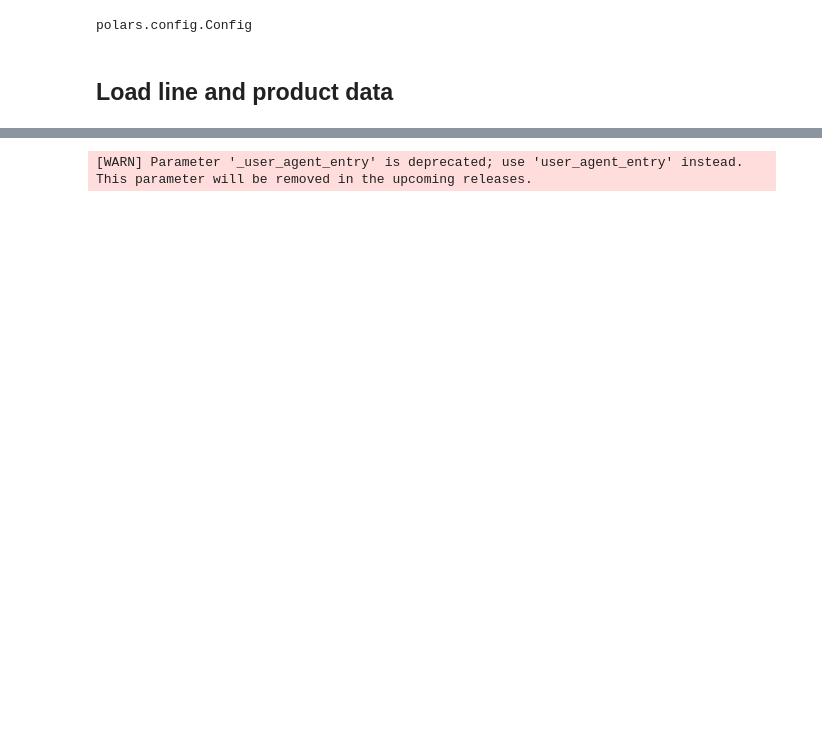
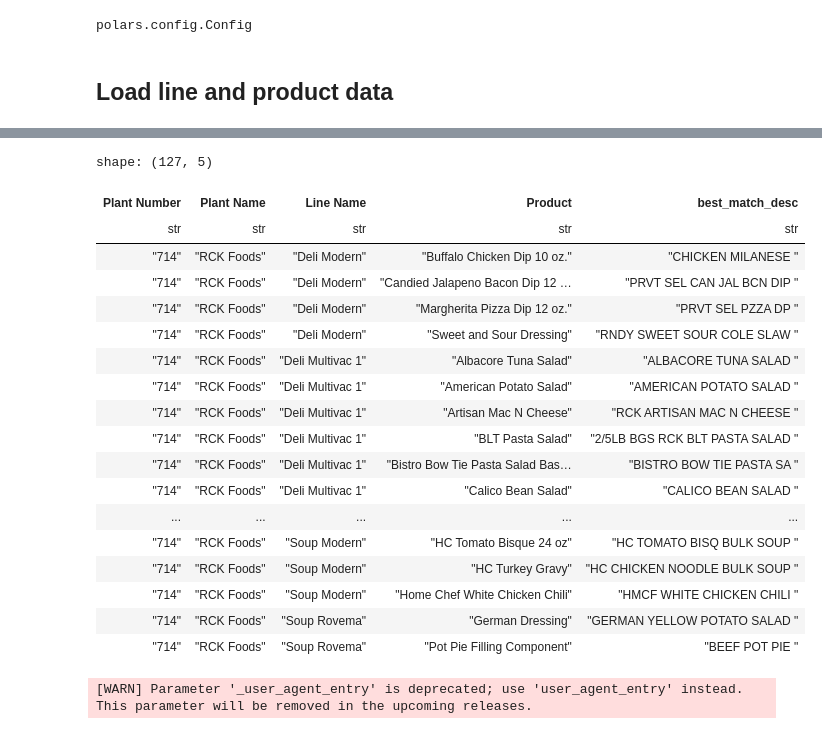
Before and after one commit to 8451LLC/labs-mfg-capabilities, a Jupyter notebook: nbs/prepare_data/join_with_formulations.ipynb, the cells around one changed output, grey strips where cells are left out. Saved outputs shown, nothing was run; the diff lists cells and outputs as text; code cells hidden in the pictures; blank space fills up the shorter version.

Commit message:
implement simple fuzzy match

```diff
--- a/nbs/prepare_data/join_with_formulations.ipynb
+++ b/nbs/prepare_data/join_with_formulations.ipynb
@@ -55,7 +43,8 @@ products_cleaned = (
     products_raw
     .filter(~pl.col("Product").str.contains("(?i)none"))
     .select("Plant Number", "Plant Name", "Line Name", "Product")
+    .unique()
     .sort("Plant Number", "Plant Name", "Line Name", "Product")
 )
 
-display(products_cleaned)
+# display(products_cleaned)
@@ -84 +117,56 @@ shape: (914, 4)
+# %%
+from thefuzz import process
+
+# Get the list of choices from rck_bsc_items
+choices = rck_bsc_items["line_market_desc"].to_list()
+
+# Function to get the best match
+def get_best_match(product_name):
+    """Finds the best match for a product name from a list of choices."""
+    # Using score_cutoff within extractOne is more efficient
+    best_match = process.extractOne(product_name, choices, score_cutoff=0)
+    if best_match:
+        return best_match[0]  # Return the matched string
+    else:
+        return None  # Return None if no match is found
+
+# Apply the function to create a new column with the best match
+rck_products_with_match = (
+    rck_products
+    .with_columns(
+        pl.col("Product").map_elements(get_best_match, return_dtype=pl.Utf8).alias("best_match_desc")
+    )
+)
+
+display(rck_products_with_match)
+
+# # Join with rck_bsc_items
+# rck_products_joined = rck_products_with_match.join(
+#     rck_bsc_items,
+#     left_on="best_match_desc",
+#     right_on="line_market_desc",
+#     how="left"
+# )
+
+# display(rck_products_joined)
+# %% [output]
+shape: (127, 5)
+| Plant Number | Plant Name | Line Name | Product | best_match_desc |
+| str | str | str | str | str |
+| "714" | "RCK Foods" | "Deli Modern" | "Buffalo Chicken Dip 10 oz." | "CHICKEN MILANESE " |
+| "714" | "RCK Foods" | "Deli Modern" | "Candied Jalapeno Bacon Dip 12 … | "PRVT SEL CAN JAL BCN DIP " |
+| "714" | "RCK Foods" | "Deli Modern" | "Margherita Pizza Dip 12 oz." | "PRVT SEL PZZA DP " |
+| "714" | "RCK Foods" | "Deli Modern" | "Sweet and Sour Dressing" | "RNDY SWEET SOUR COLE SLAW " |
+| "714" | "RCK Foods" | "Deli Multivac 1" | "Albacore Tuna Salad" | "ALBACORE TUNA SALAD " |
+| "714" | "RCK Foods" | "Deli Multivac 1" | "American Potato Salad" | "AMERICAN POTATO SALAD " |
+| "714" | "RCK Foods" | "Deli Multivac 1" | "Artisan Mac N Cheese" | "RCK ARTISAN MAC N CHEESE " |
+| "714" | "RCK Foods" | "Deli Multivac 1" | "BLT Pasta Salad" | "2/5LB BGS RCK BLT PASTA SALAD " |
+| "714" | "RCK Foods" | "Deli Multivac 1" | "Bistro Bow Tie Pasta Salad Bas… | "BISTRO BOW TIE PASTA SA " |
+| "714" | "RCK Foods" | "Deli Multivac 1" | "Calico Bean Salad" | "CALICO BEAN SALAD " |
+| ... | ... | ... | ... | ... |
+| "714" | "RCK Foods" | "Soup Modern" | "HC Tomato Bisque 24 oz" | "HC TOMATO BISQ BULK SOUP " |
+| "714" | "RCK Foods" | "Soup Modern" | "HC Turkey Gravy" | "HC CHICKEN NOODLE BULK SOUP " |
+| "714" | "RCK Foods" | "Soup Modern" | "Home Chef White Chicken Chili" | "HMCF WHITE CHICKEN CHILI " |
+| "714" | "RCK Foods" | "Soup Rovema" | "German Dressing" | "GERMAN YELLOW POTATO SALAD " |
+| "714" | "RCK Foods" | "Soup Rovema" | "Pot Pie Filling Component" | "BEEF POT PIE " |
 # %%
```
Also changed, not shown: parts of 11 cells of this notebook, 2 other files.
